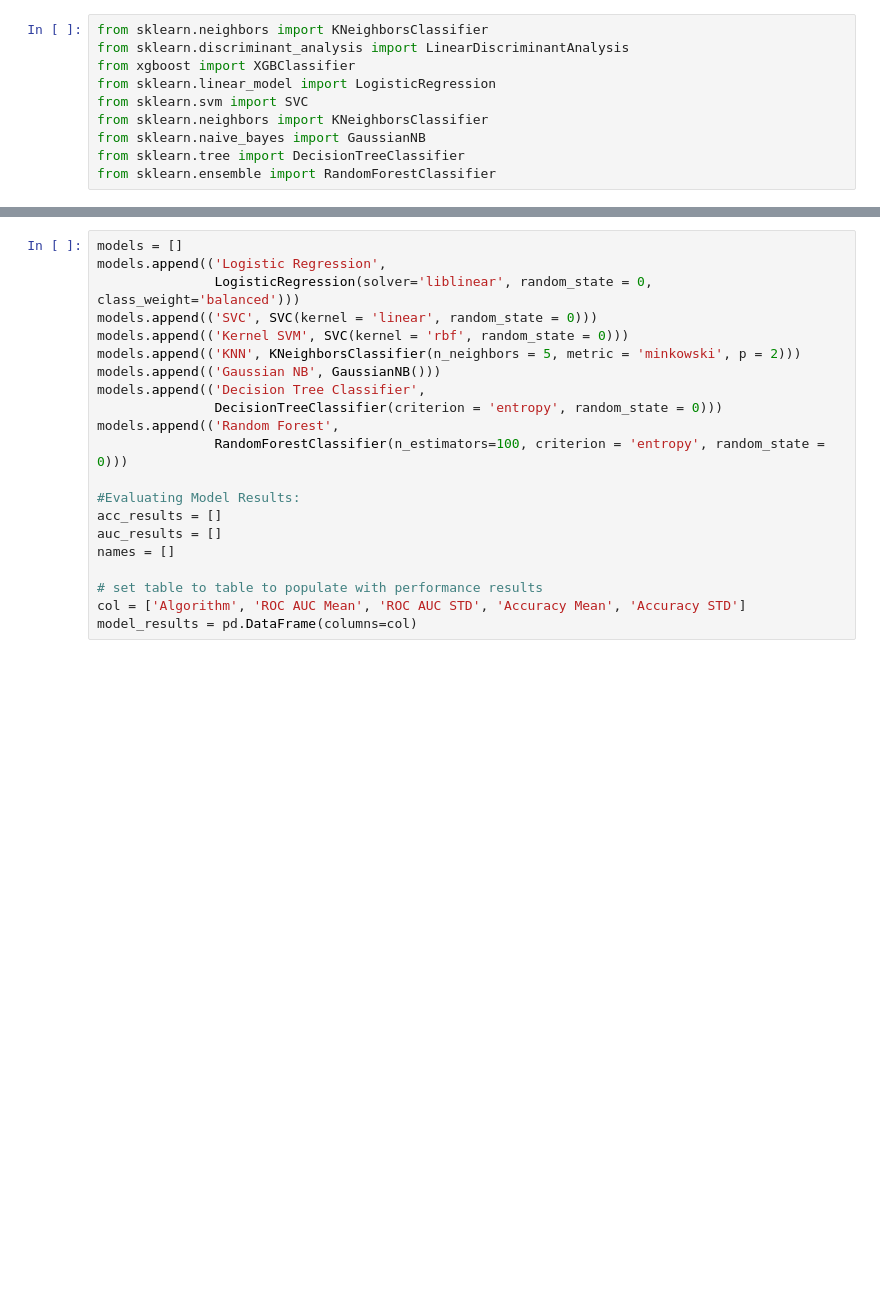
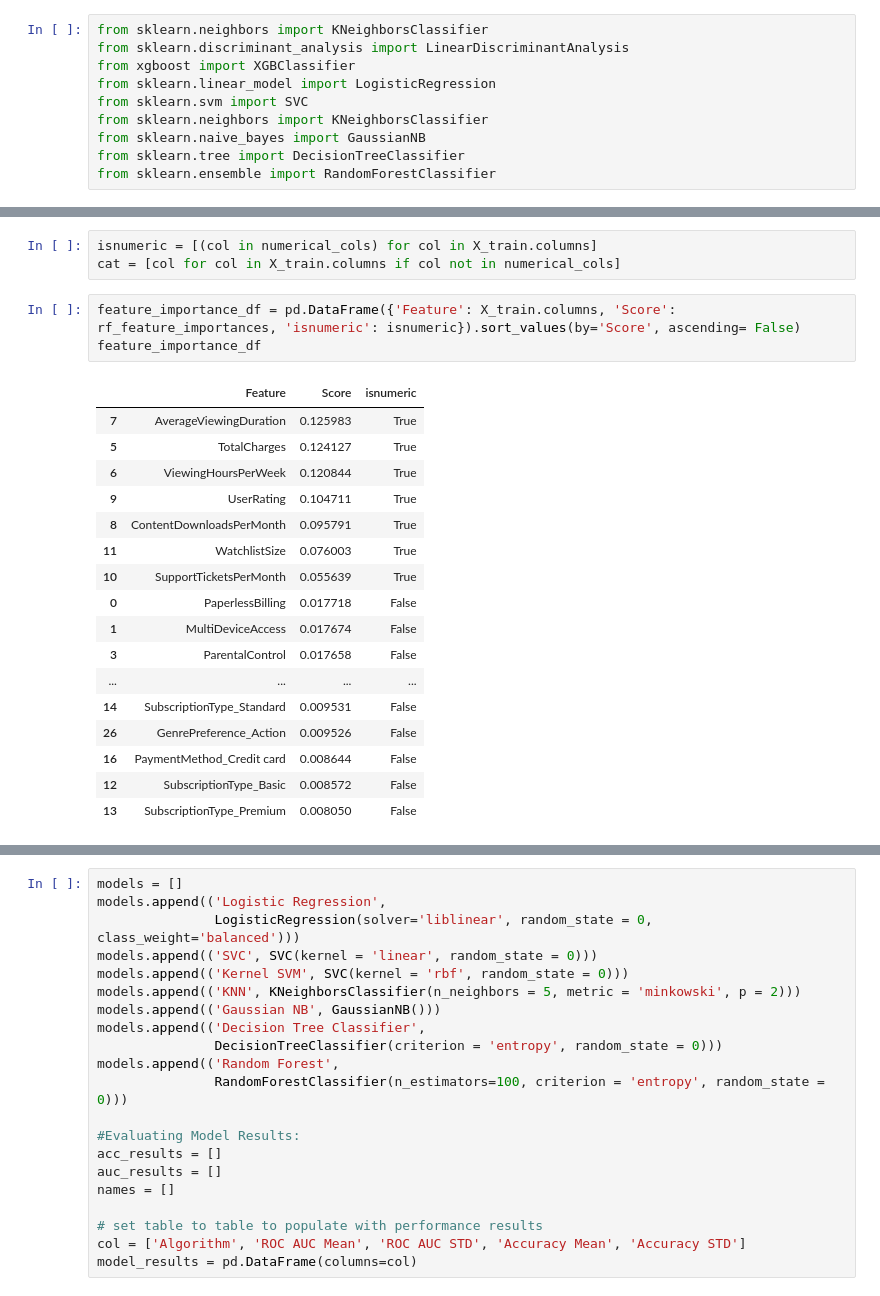
Before and after one commit to laksath/churn_prediction, a Jupyter notebook: ChurnPrediction.ipynb, the cells around one changed output, grey strips where cells are left out. Saved outputs shown, nothing was run; the diff lists cells and outputs as text; blank space fills up the shorter version.

```diff
--- a/ChurnPrediction.ipynb
+++ b/ChurnPrediction.ipynb
@@ -729,0 +752,24 @@ from sklearn.ensemble import RandomForestClassifier
+# %%
+isnumeric = [(col in numerical_cols) for col in X_train.columns]
+cat = [col for col in X_train.columns if col not in numerical_cols]
+# %%
+feature_importance_df = pd.DataFrame({'Feature': X_train.columns, 'Score': rf_feature_importances, 'isnumeric': isnumeric}).sort_values(by='Score', ascending= False)
+feature_importance_df
+# %% [output]
+|  | Feature | Score | isnumeric |
+| 7 | AverageViewingDuration | 0.125983 | True |
+| 5 | TotalCharges | 0.124127 | True |
+| 6 | ViewingHoursPerWeek | 0.120844 | True |
+| 9 | UserRating | 0.104711 | True |
+| 8 | ContentDownloadsPerMonth | 0.095791 | True |
+| 11 | WatchlistSize | 0.076003 | True |
+| 10 | SupportTicketsPerMonth | 0.055639 | True |
+| 0 | PaperlessBilling | 0.017718 | False |
+| 1 | MultiDeviceAccess | 0.017674 | False |
+| 3 | ParentalControl | 0.017658 | False |
+| ... | ... | ... | ... |
+| 14 | SubscriptionType_Standard | 0.009531 | False |
+| 26 | GenrePreference_Action | 0.009526 | False |
+| 16 | PaymentMethod_Credit card | 0.008644 | False |
+| 12 | SubscriptionType_Basic | 0.008572 | False |
+| 13 | SubscriptionType_Premium | 0.008050 | False |
```
Also changed, not shown: parts of 24 cells of this notebook.
